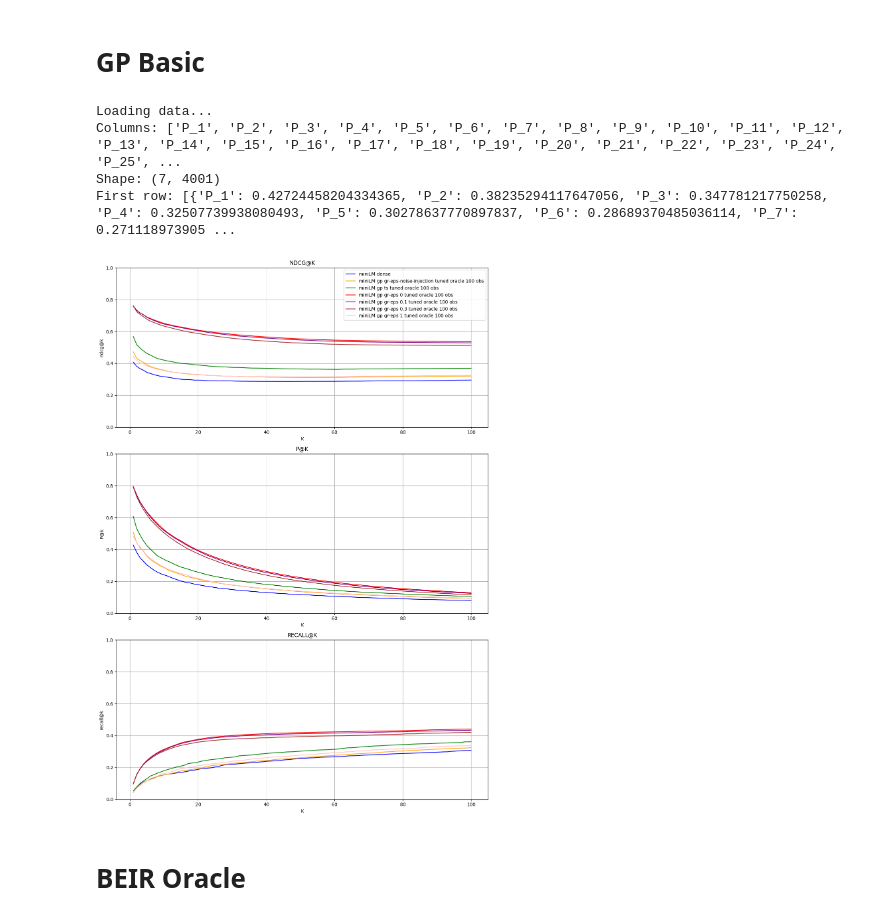
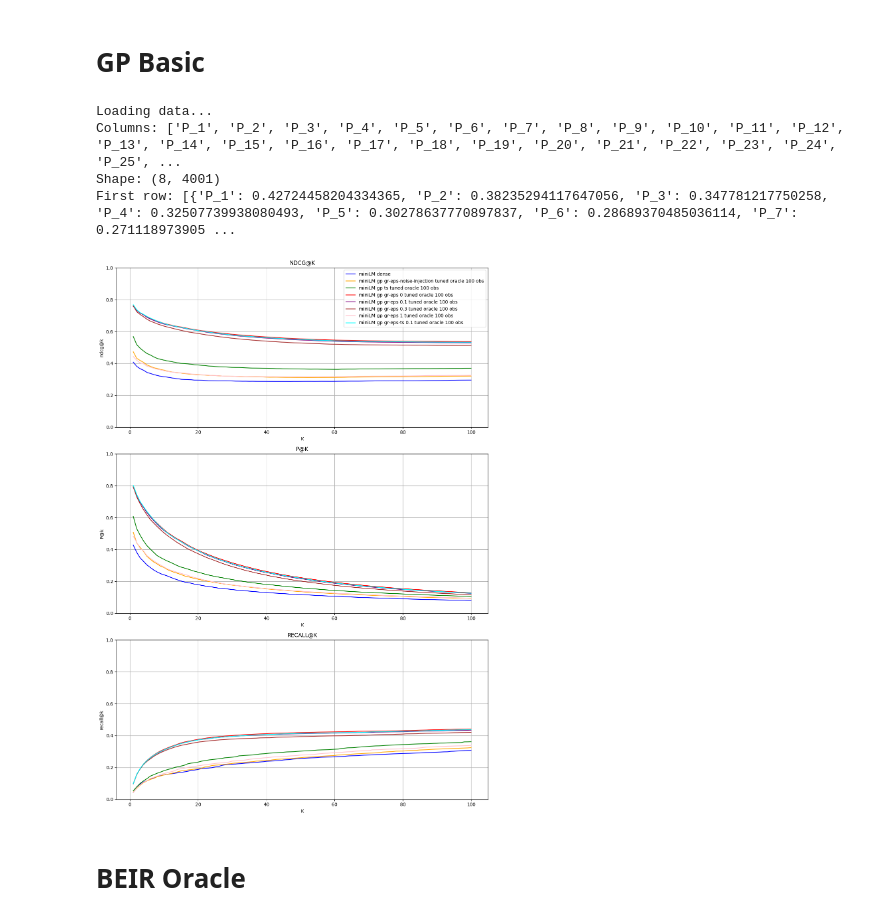
Before and after one commit to D3Mlab/nl-pe, a Jupyter notebook: notebooks/plots/trec.ipynb, the cells around one changed output. Drawn from its saved outputs; the diff is of its cells as text; code cells hidden in the pictures.

```diff
--- a/notebooks/plots/trec.ipynb
+++ b/notebooks/plots/trec.ipynb
@@ -26,40 +26,46 @@ method_paths =  [
                 'trials/ir/nfcorpus/gp/tuned/miniLM/gr-eps/0.1',
                 'trials/ir/nfcorpus/gp/tuned/miniLM/gr-eps/0.3',
                 'trials/ir/nfcorpus/gp/tuned/miniLM/gr-eps/1',
+                'trials/ir/nfcorpus/gp/tuned/miniLM/gr-eps-ts/0.1',
+                'trials/ir/nfcorpus/gp/tuned/miniLM/gr-eps-ts/0.3'
                 ]
 
 method_names = [
             'miniLM dense',
             'miniLM gp gr-eps-noise-injection tuned oracle 100 obs',
             'miniLM gp ts tuned oracle 100 obs',
             'miniLM gp gr-eps 0 tuned oracle 100 obs',
             'miniLM gp gr-eps 0.1 tuned oracle 100 obs',
             'miniLM gp gr-eps 0.3 tuned oracle 100 obs',
             'miniLM gp gr-eps 1 tuned oracle 100 obs',
+            'miniLM gp gr-eps-ts 0.1 tuned oracle 100 obs',
+            'miniLM gp gr-eps-ts 0.3 tuned oracle 100 obs',
 ]
 
 line_styles = [
     {'linestyle': 'solid', 'color': 'blue'},
     {'linestyle': 'solid', 'color': 'orange'},
     {'linestyle': 'solid', 'color': 'green'},
     {'linestyle': 'solid', 'color': 'red'},
     {'linestyle': 'solid', 'color': 'purple'},
     {'linestyle': 'solid', 'color': 'brown'},
     {'linestyle': 'solid', 'color': 'pink'},
+    {'linestyle': 'solid', 'color': 'cyan'},
+    {'linestyle': 'solid', 'color': 'magenta'},
     #{'linestyle': 'solid', 'color': 'red'},
     #{'linestyle': 'solid', 'color': 'purple'},
 ]
 
 metrics = ['ndcg', 'P', 'recall']
 
 plot_trec_metrics_vs_k(step_size=1, k=100, metrics=metrics, method_paths = method_paths, method_names=method_names, line_styles=line_styles,
               title = "")
 # %% [output]
 Loading data...
 Columns: ['P_1', 'P_2', 'P_3', 'P_4', 'P_5', 'P_6', 'P_7', 'P_8', 'P_9', 'P_10', 'P_11', 'P_12', 'P_13', 'P_14', 'P_15', 'P_16', 'P_17', 'P_18', 'P_19', 'P_20', 'P_21', 'P_22', 'P_23', 'P_24', 'P_25', ...
-Shape: (7, 4001)
+Shape: (8, 4001)
 First row: [{'P_1': 0.42724458204334365, 'P_2': 0.38235294117647056, 'P_3': 0.347781217750258, 'P_4': 0.32507739938080493, 'P_5': 0.30278637770897837, 'P_6': 0.28689370485036114, 'P_7': 0.271118973905 ...
-[figure, old version]
+[figure, new version]
 # %% [markdown]
 # BEIR Oracle
 # %% [markdown]
```
Also changed, not shown: 2 other files.
